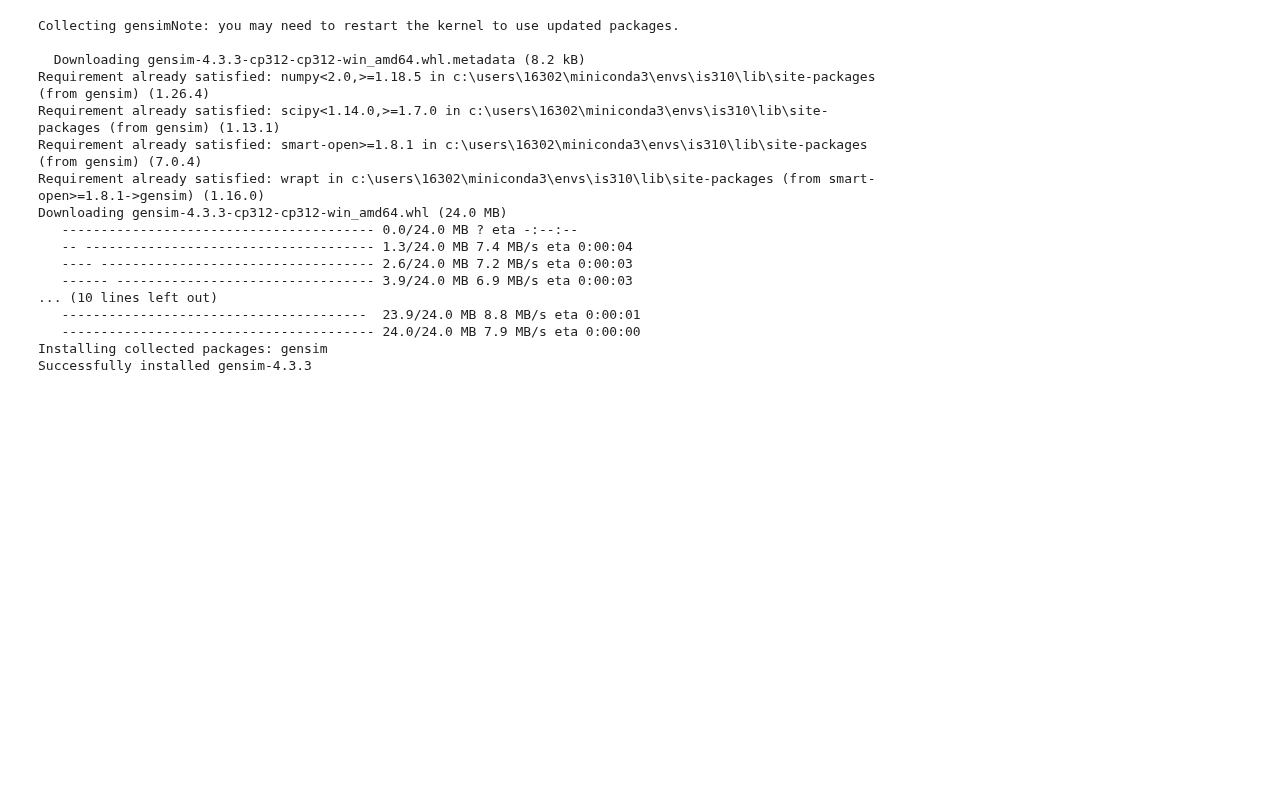
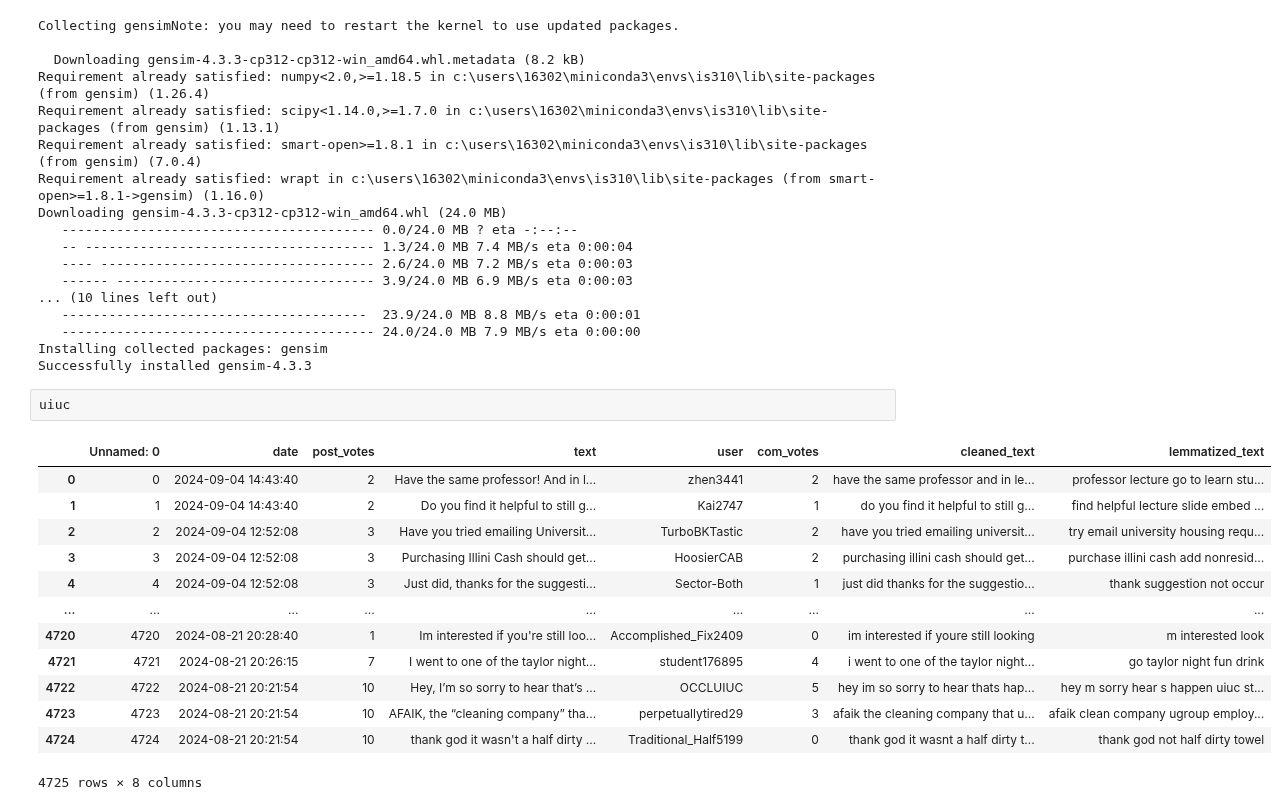
Before and after one commit to MattV15/project1-counting-words, a Jupyter notebook: Project 1 MVD.ipynb, the cells around one changed output. Saved outputs shown, nothing was run; the diff lists cells and outputs as text; blank space fills up the shorter version.

```diff
--- a/Project 1 MVD.ipynb
+++ b/Project 1 MVD.ipynb
@@ -583,6 +582,22 @@ Downloading gensim-4.3.3-cp312-cp312-win_amd64.whl (24.0 MB)
    ---------------------------------------- 24.0/24.0 MB 7.9 MB/s eta 0:00:00
 Installing collected packages: gensim
 Successfully installed gensim-4.3.3
+# %%
+uiuc
+# %% [output]
+|  | Unnamed: 0 | date | post_votes | text | user | com_votes | cleaned_text | lemmatized_text |
+| 0 | 0 | 2024-09-04 14:43:40 | 2 | Have the same professor! And in l... | zhen3441 | 2 | have the same professor and in le... | professor lecture go to learn stu... |
+| 1 | 1 | 2024-09-04 14:43:40 | 2 | Do you find it helpful to still g... | Kai2747 | 1 | do you find it helpful to still g... | find helpful lecture slide embed ... |
+| 2 | 2 | 2024-09-04 12:52:08 | 3 | Have you tried emailing Universit... | TurboBKTastic | 2 | have you tried emailing universit... | try email university housing requ... |
+| 3 | 3 | 2024-09-04 12:52:08 | 3 | Purchasing Illini Cash should get... | HoosierCAB | 2 | purchasing illini cash should get... | purchase illini cash add nonresid... |
+| 4 | 4 | 2024-09-04 12:52:08 | 3 | Just did, thanks for the suggesti... | Sector-Both | 1 | just did thanks for the suggestio... | thank suggestion not occur |
+| ... | ... | ... | ... | ... | ... | ... | ... | ... |
+| 4720 | 4720 | 2024-08-21 20:28:40 | 1 | Im interested if you're still loo... | Accomplished_Fix2409 | 0 | im interested if youre still looking | m interested look |
+| 4721 | 4721 | 2024-08-21 20:26:15 | 7 | I went to one of the taylor night... | student176895 | 4 | i went to one of the taylor night... | go taylor night fun drink |
+| 4722 | 4722 | 2024-08-21 20:21:54 | 10 | Hey, I’m so sorry to hear that’s ... | OCCLUIUC | 5 | hey im so sorry to hear thats hap... | hey m sorry hear s happen uiuc st... |
+| 4723 | 4723 | 2024-08-21 20:21:54 | 10 | AFAIK, the “cleaning company” tha... | perpetuallytired29 | 3 | afaik the cleaning company that u... | afaik clean company ugroup employ... |
+| 4724 | 4724 | 2024-08-21 20:21:54 | 10 | thank god it wasn't a half dirty ... | Traditional_Half5199 | 0 | thank god it wasnt a half dirty t... | thank god not half dirty towel |
+4725 rows × 8 columns
 # %%
 #AI generated code
 import gensim
```
Also changed, not shown: parts of 5 cells of this notebook.
